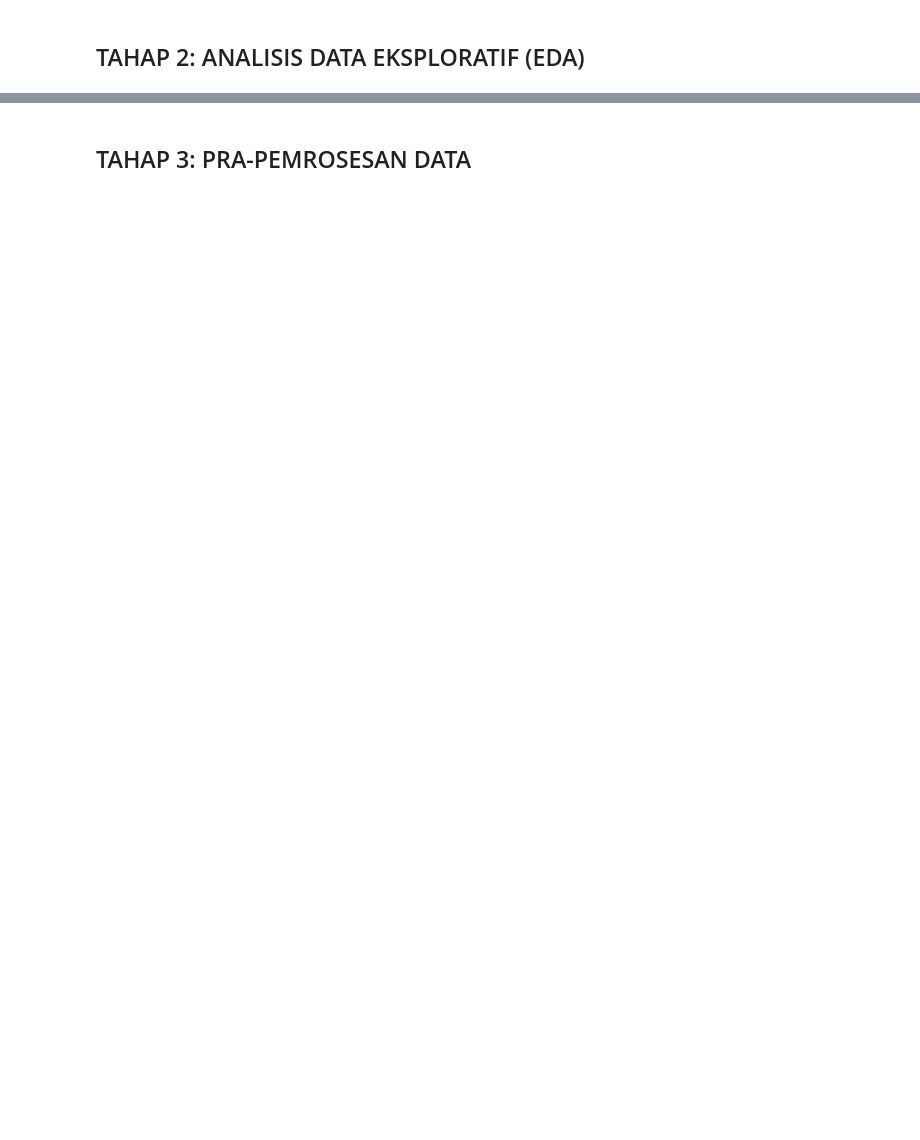
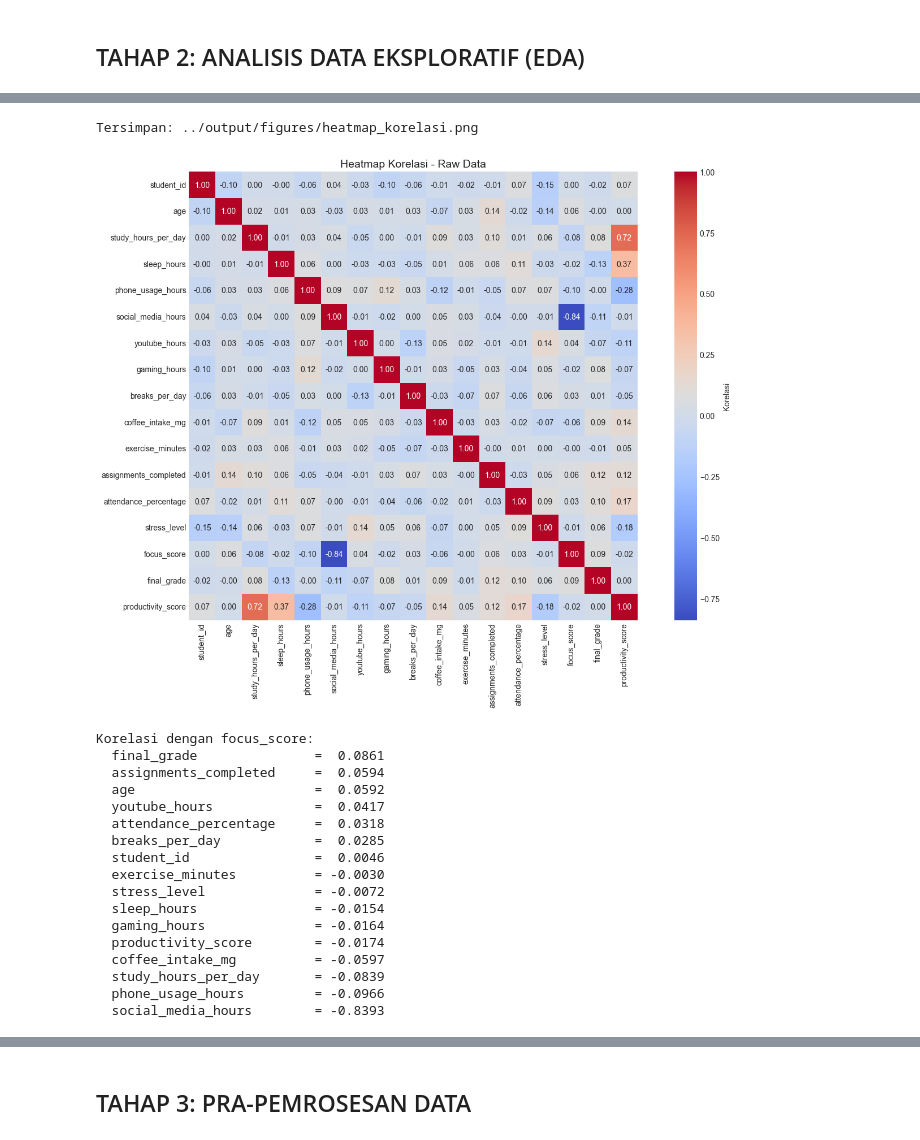
Before and after one commit to zhekabaila/project-regresi-eksponensial-anum, a Jupyter notebook: notebooks/analisis_regresi.ipynb, the cells around one changed output, grey strips where cells are left out. Cells and saved outputs as stored; diff of their text form; code cells hidden in the pictures; blank space fills up the shorter version.

```diff
--- a/notebooks/analisis_regresi.ipynb
+++ b/notebooks/analisis_regresi.ipynb
@@ -97,8 +122,37 @@ plot_perbandingan_distribusi(X_raw, Y_raw)
 # %%
+import os
+
 # Correlation heatmap (before preprocessing)
-plot_heatmap_korelasi(df_raw,
-                      output_path='../output/figures/heatmap_korelasi.png',
-                      title='Heatmap Korelasi - Raw Data')
+# Pastikan folder output untuk gambar sudah ada
+
+output_path = '../output/figures/heatmap_korelasi.png'
+os.makedirs(os.path.dirname(output_path), exist_ok=True)
+
+plot_heatmap_korelasi(
+    df_raw,
+    output_path=output_path,
+    title='Heatmap Korelasi - Raw Data'
+)
+# %% [output]
+Tersimpan: ../output/figures/heatmap_korelasi.png
+[figure, added]
+Korelasi dengan focus_score:
+  final_grade               =  0.0861
+  assignments_completed     =  0.0594
+  age                       =  0.0592
+  youtube_hours             =  0.0417
+  attendance_percentage     =  0.0318
+  breaks_per_day            =  0.0285
+  student_id                =  0.0046
+  exercise_minutes          = -0.0030
+  stress_level              = -0.0072
+  sleep_hours               = -0.0154
+  gaming_hours              = -0.0164
+  productivity_score        = -0.0174
+  coffee_intake_mg          = -0.0597
+  study_hours_per_day       = -0.0839
+  phone_usage_hours         = -0.0966
+  social_media_hours        = -0.8393
 # %%
 # Scatter plot of raw data
 plt.figure(figsize=(10, 6))
```
Also changed, not shown: parts of 16 cells of this notebook, 5 other files.
